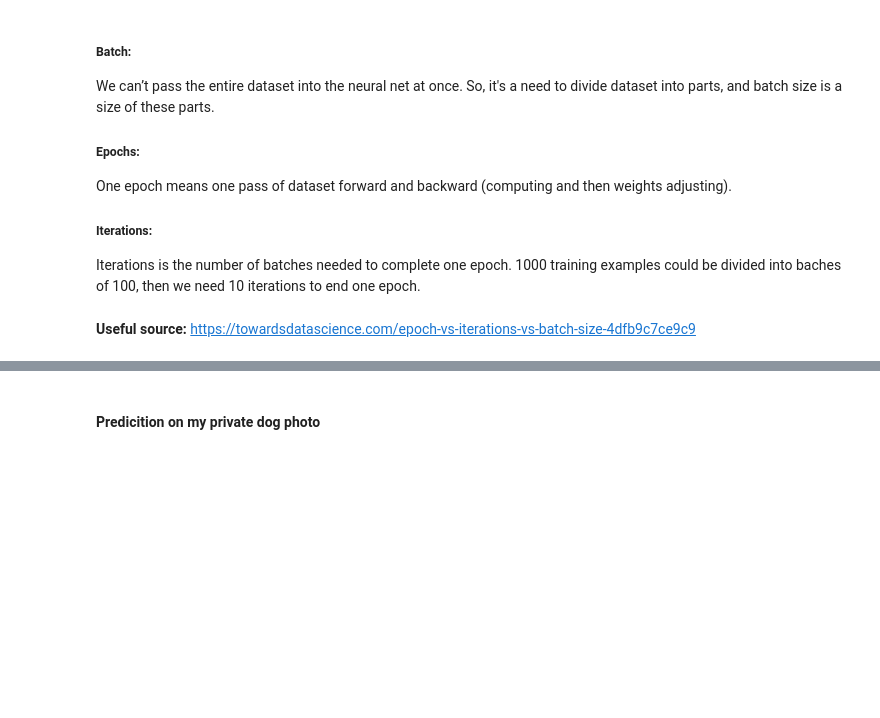
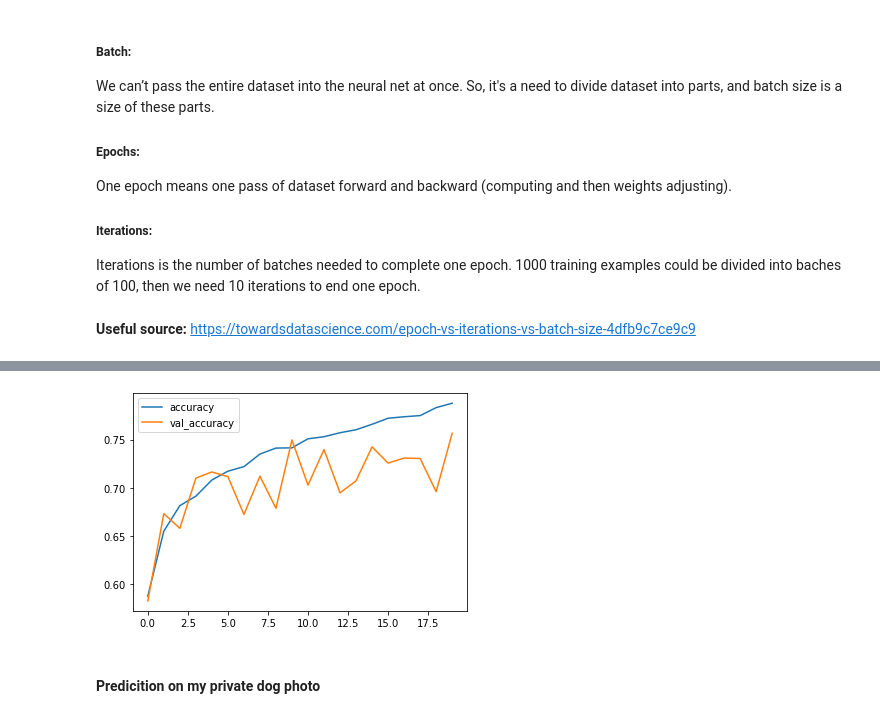
Before and after one commit to yngalxx/Computer_Vision, a Jupyter notebook: Cats_and_dogs/Cats_dogs_recognition.ipynb, the cells around one changed output, grey strips where cells are left out. Cells and saved outputs as stored; diff of their text form; code cells hidden in the pictures; blank space fills up the shorter version.

```diff
--- a/Cats_and_dogs/Cats_dogs_recognition.ipynb
+++ b/Cats_and_dogs/Cats_dogs_recognition.ipynb
@@ -280,21 +287,10 @@ model = Sequential([
     ),
     k.layers.Dropout(0.5),
     k.layers.BatchNormalization(),
-    k.layers.Conv2D(
-        filters=128,
-        kernel_size=(3,3),
-        padding='same',
-        activation='relu'
-    ),
-    k.layers.MaxPooling2D(
-        pool_size=(2,2)
-    ),
-    k.layers.Dropout(0.5),
-    k.layers.BatchNormalization(),
     # flatten converts our 3D feature maps to 1D feature vectors
     k.layers.Flatten(),
     k.layers.Dense(
-        128,
+        64,
         activation='relu'
     ),
     k.layers.Dense(
@@ -304,7 +300,7 @@ model = Sequential([
 ])
 # %%
 # build model
-opt = k.optimizers.Adam(lr = 5e-3)
+opt = k.optimizers.SGD(lr = 7e-3)
 model.compile(
     loss = "binary_crossentropy",
     optimizer = opt,
@@ -335,7 +331,7 @@ _________________________________________________________________
 callback = tf.keras.callbacks.EarlyStopping(monitor='accuracy', patience=2)
 # %%
 # train the model
-model.fit(
+history = model.fit(
     X_train,
     y_train,
     validation_data=(X_val, y_val),
@@ -375,3 +382,13 @@ Model accuracy: 75.88%
+# %%
+def plot_history(model):
+    plt.plot(model.history['accuracy'])
+    plt.plot(model.history['val_accuracy'])
+    plt.legend(['accuracy', 'val_accuracy'], loc='upper left')
+    plt.show()
+# %%
+plot_history(history)
+# %% [output]
+[figure, added]
 # %% [markdown]
 #### Predicition on my private dog photo
 # %%
```
Also changed, not shown: parts of 12 cells of this notebook.
